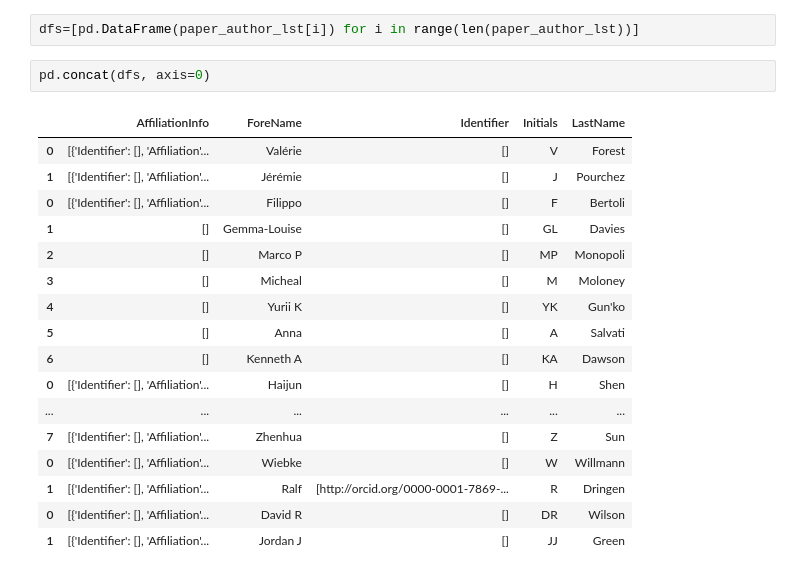
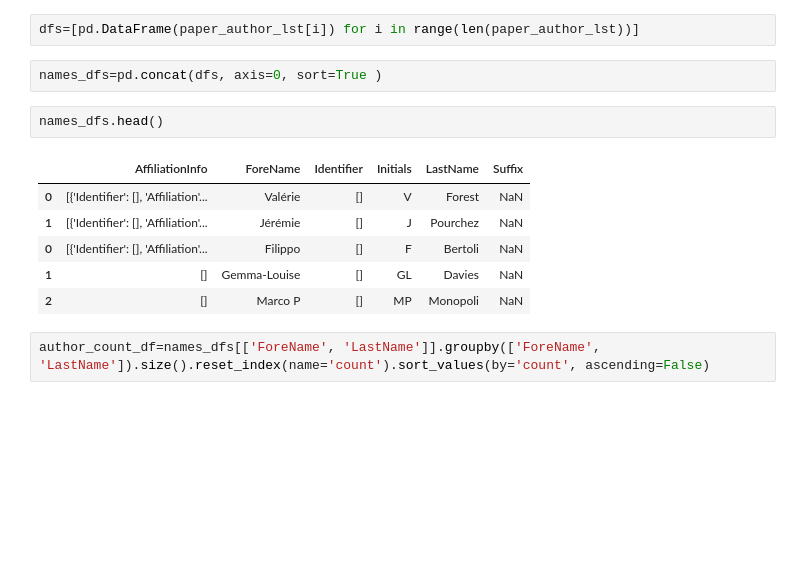
Before and after one commit to junswj/paper_start, a Jupyter notebook: paper_get.ipynb, the cells around one changed output. Saved outputs shown, nothing was run; the diff lists cells and outputs as text; blank space fills up the shorter version.

```diff
--- a/paper_get.ipynb
+++ b/paper_get.ipynb
@@ -89,22 +89,15 @@ len(paper_author_lst)
 # %%
 dfs=[pd.DataFrame(paper_author_lst[i]) for i in range(len(paper_author_lst))]
 # %%
-pd.concat(dfs, axis=0)
+names_dfs=pd.concat(dfs, axis=0, sort=True )
-# %% [output]
-|  | AffiliationInfo | ForeName | Identifier | Initials | LastName |
-| 0 | [{'Identifier': [], 'Affiliation'... | Valérie | [] | V | Forest |
-| 1 | [{'Identifier': [], 'Affiliation'... | Jérémie | [] | J | Pourchez |
-| 0 | [{'Identifier': [], 'Affiliation'... | Filippo | [] | F | Bertoli |
-| 1 | [] | Gemma-Louise | [] | GL | Davies |
-| 2 | [] | Marco P | [] | MP | Monopoli |
-| 3 | [] | Micheal | [] | M | Moloney |
-| 4 | [] | Yurii K | [] | YK | Gun'ko |
-| 5 | [] | Anna | [] | A | Salvati |
-| 6 | [] | Kenneth A | [] | KA | Dawson |
-| 0 | [{'Identifier': [], 'Affiliation'... | Haijun | [] | H | Shen |
-| ... | ... | ... | ... | ... | ... |
-| 7 | [{'Identifier': [], 'Affiliation'... | Zhenhua | [] | Z | Sun |
-| 0 | [{'Identifier': [], 'Affiliation'... | Wiebke | [] | W | Willmann |
-| 1 | [{'Identifier': [], 'Affiliation'... | Ralf | [http://orcid.org/0000-0001-7869-... | R | Dringen |
-| 0 | [{'Identifier': [], 'Affiliation'... | David R | [] | DR | Wilson |
-| 1 | [{'Identifier': [], 'Affiliation'... | Jordan J | [] | JJ | Green |
+# %%
+names_dfs.head()
+# %% [output]
+|  | AffiliationInfo | ForeName | Identifier | Initials | LastName | Suffix |
+| 0 | [{'Identifier': [], 'Affiliation'... | Valérie | [] | V | Forest | NaN |
+| 1 | [{'Identifier': [], 'Affiliation'... | Jérémie | [] | J | Pourchez | NaN |
+| 0 | [{'Identifier': [], 'Affiliation'... | Filippo | [] | F | Bertoli | NaN |
+| 1 | [] | Gemma-Louise | [] | GL | Davies | NaN |
+| 2 | [] | Marco P | [] | MP | Monopoli | NaN |
+# %%
+author_count_df=names_dfs[['ForeName', 'LastName']].groupby(['ForeName', 'LastName']).size().reset_index(name='count').sort_values(by='count', ascending=False)
```
Also changed, not shown: parts of 30 cells of this notebook.
